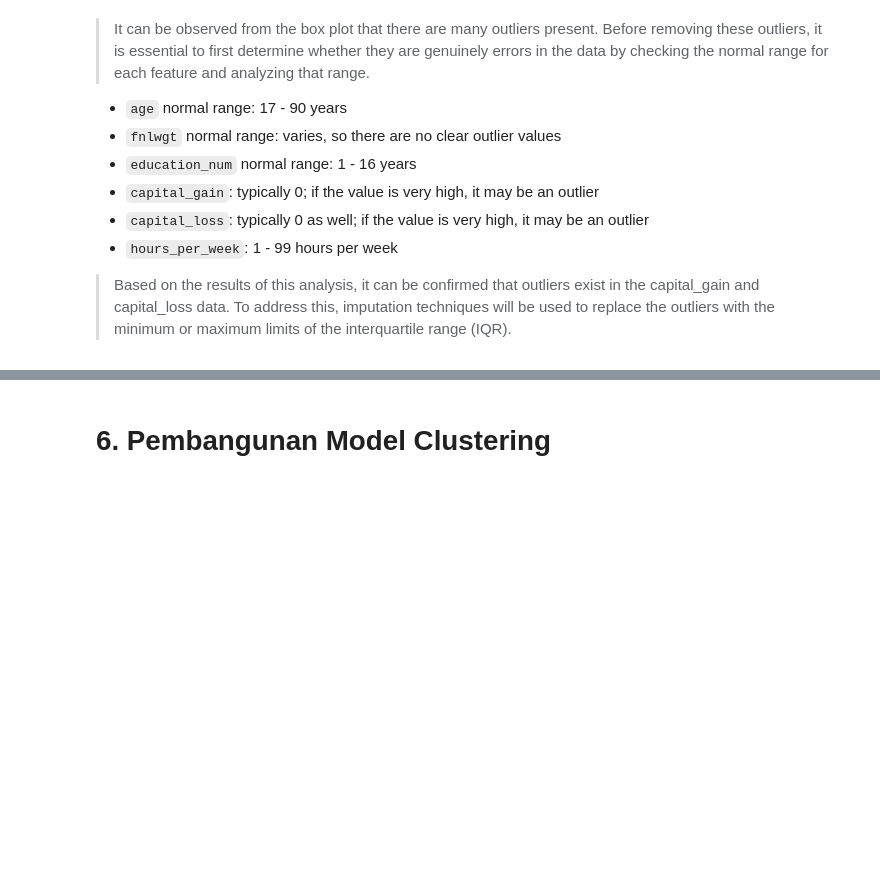
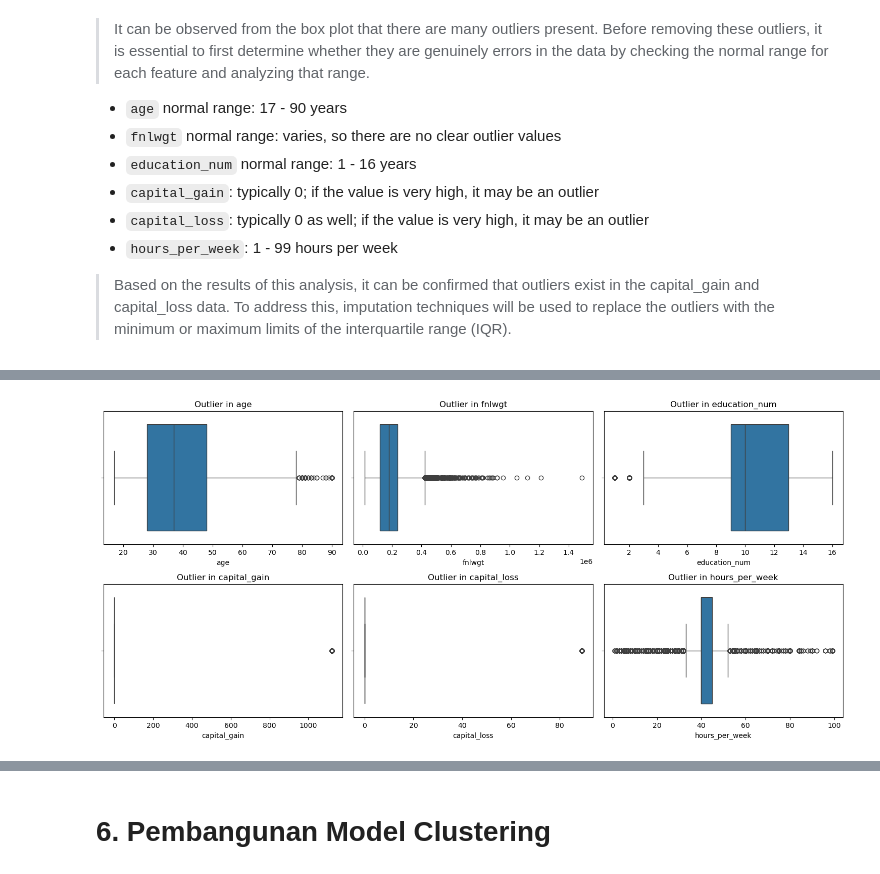
Before and after one commit to Maoelan/adult-income-clustering-classification, a Jupyter notebook: [Clustering] Submission Akhir BMLP_Maulana Muhammad.ipynb, the cells around one changed output, grey strips where cells are left out. Drawn from its saved outputs; the diff is of its cells as text; code cells hidden in the pictures; blank space fills up the shorter version.

```diff
--- a/[Clustering] Submission Akhir BMLP_Maulana Muhammad.ipynb
+++ b/[Clustering] Submission Akhir BMLP_Maulana Muhammad.ipynb
@@ -592,0 +618,4 @@ plot_outliers(test_df)
+# %%
+plot_outliers(test_df)
+# %% [output]
+[figure, added]
```
Also changed, not shown: parts of 8 cells of this notebook.
